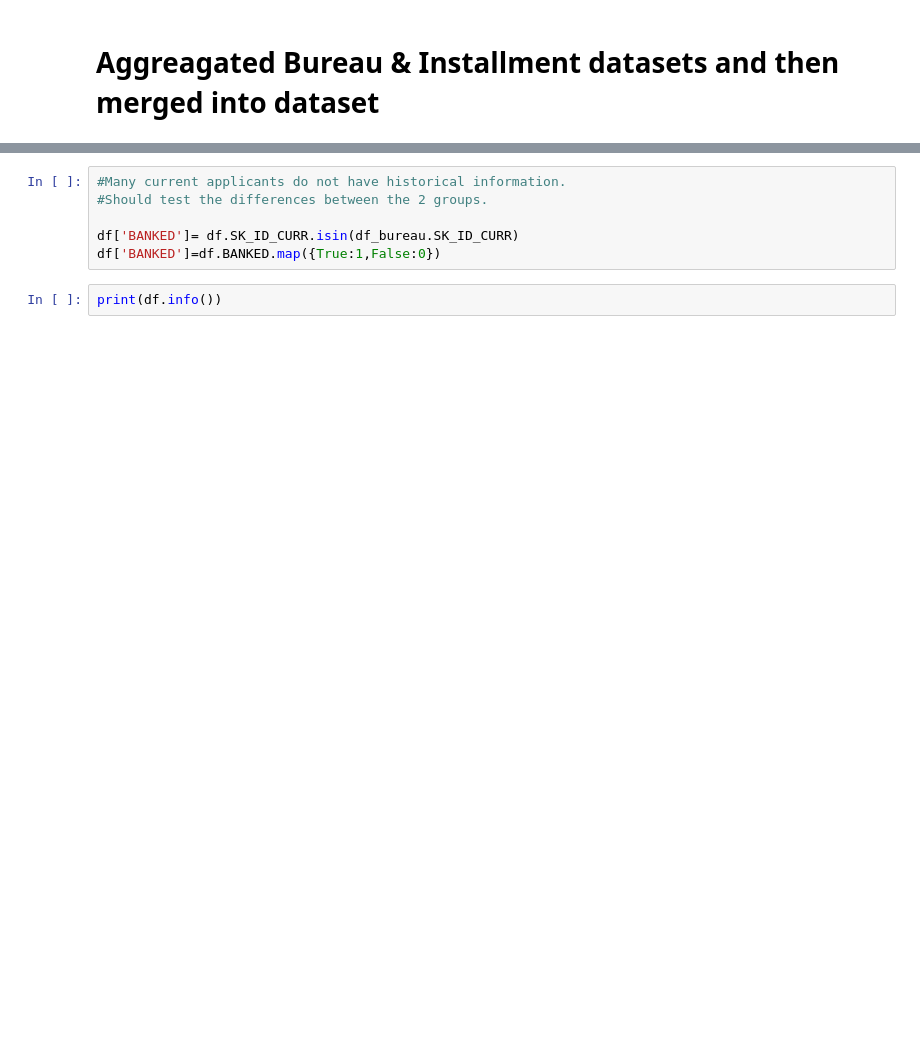
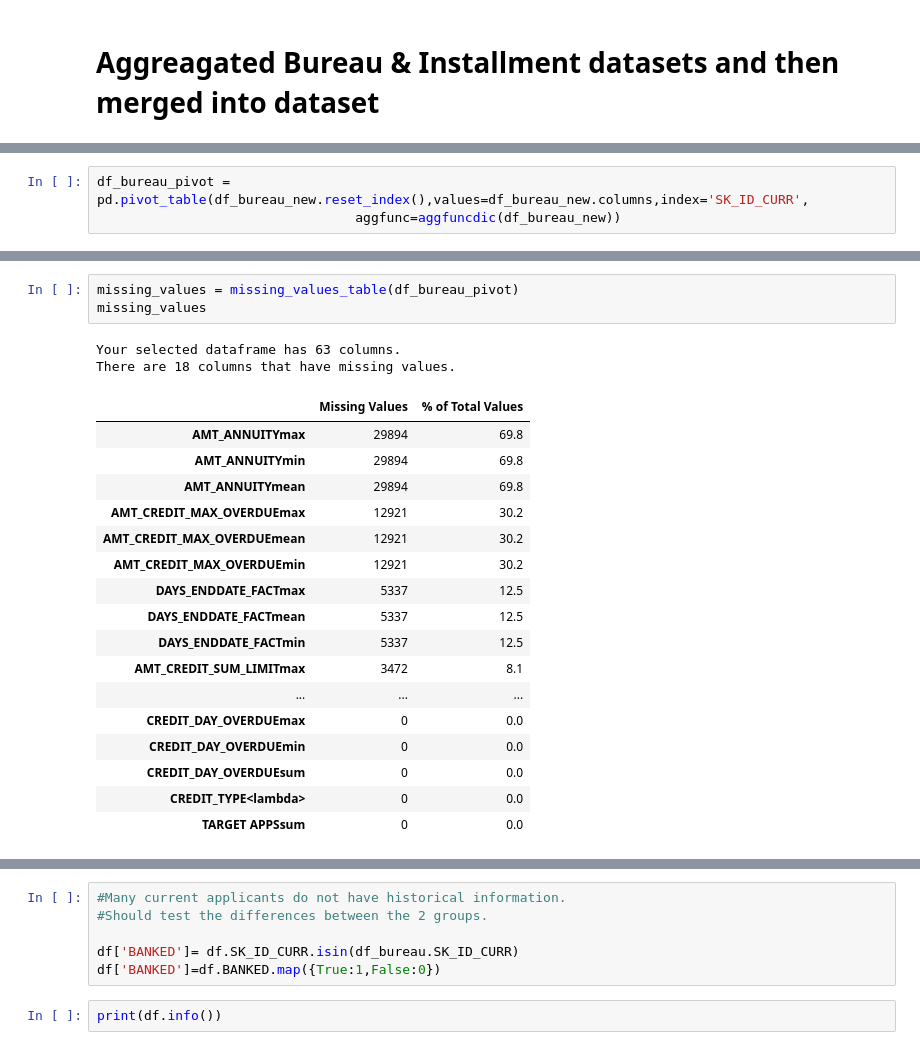
Before and after one commit to nervster/CapstoneProject1, a Jupyter notebook: Capstone1_Home_Credit_Group.ipynb, the cells around one changed output, grey strips where cells are left out. Cells and saved outputs as stored; diff of their text form; blank space fills up the shorter version.

```diff
--- a/Capstone1_Home_Credit_Group.ipynb
+++ b/Capstone1_Home_Credit_Group.ipynb
@@ -159 +232,4 @@ df_bureau_pivot = pd.pivot_table(df_bureau,values=df_bureau.columns,index='SK_ID
+# %%
+df_bureau_pivot = pd.pivot_table(df_bureau_new.reset_index(),values=df_bureau_new.columns,index='SK_ID_CURR',
+                                 aggfunc=aggfuncdic(df_bureau_new))
 # %%
@@ -168,0 +238,23 @@ memory usage: 13.4+ MB
+# %%
+missing_values = missing_values_table(df_bureau_pivot)
+missing_values
+# %% [output]
+Your selected dataframe has 63 columns.
+There are 18 columns that have missing values.
+|  | Missing Values | % of Total Values |
+| AMT_ANNUITYmax | 29894 | 69.8 |
+| AMT_ANNUITYmin | 29894 | 69.8 |
+| AMT_ANNUITYmean | 29894 | 69.8 |
+| AMT_CREDIT_MAX_OVERDUEmax | 12921 | 30.2 |
+| AMT_CREDIT_MAX_OVERDUEmean | 12921 | 30.2 |
+| AMT_CREDIT_MAX_OVERDUEmin | 12921 | 30.2 |
+| DAYS_ENDDATE_FACTmax | 5337 | 12.5 |
+| DAYS_ENDDATE_FACTmean | 5337 | 12.5 |
+| DAYS_ENDDATE_FACTmin | 5337 | 12.5 |
+| AMT_CREDIT_SUM_LIMITmax | 3472 | 8.1 |
+| ... | ... | ... |
+| CREDIT_DAY_OVERDUEmax | 0 | 0.0 |
+| CREDIT_DAY_OVERDUEmin | 0 | 0.0 |
+| CREDIT_DAY_OVERDUEsum | 0 | 0.0 |
+| CREDIT_TYPE<lambda> | 0 | 0.0 |
+| TARGET APPSsum | 0 | 0.0 |
```
Also changed, not shown: parts of 56 cells of this notebook.
